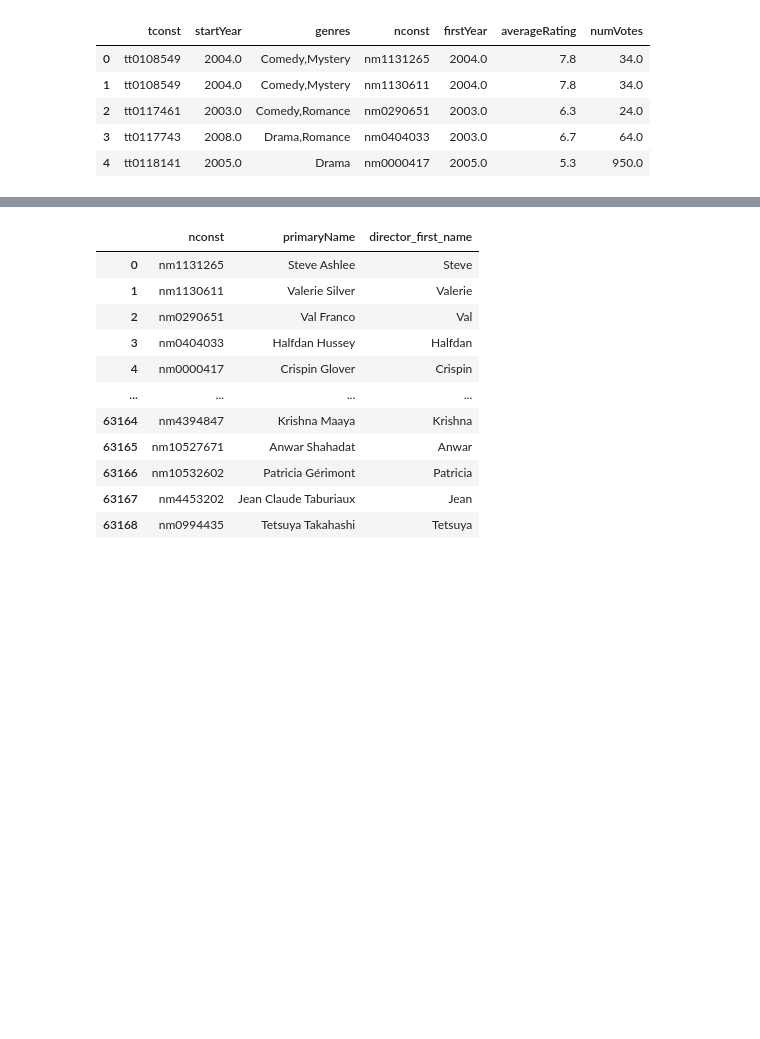
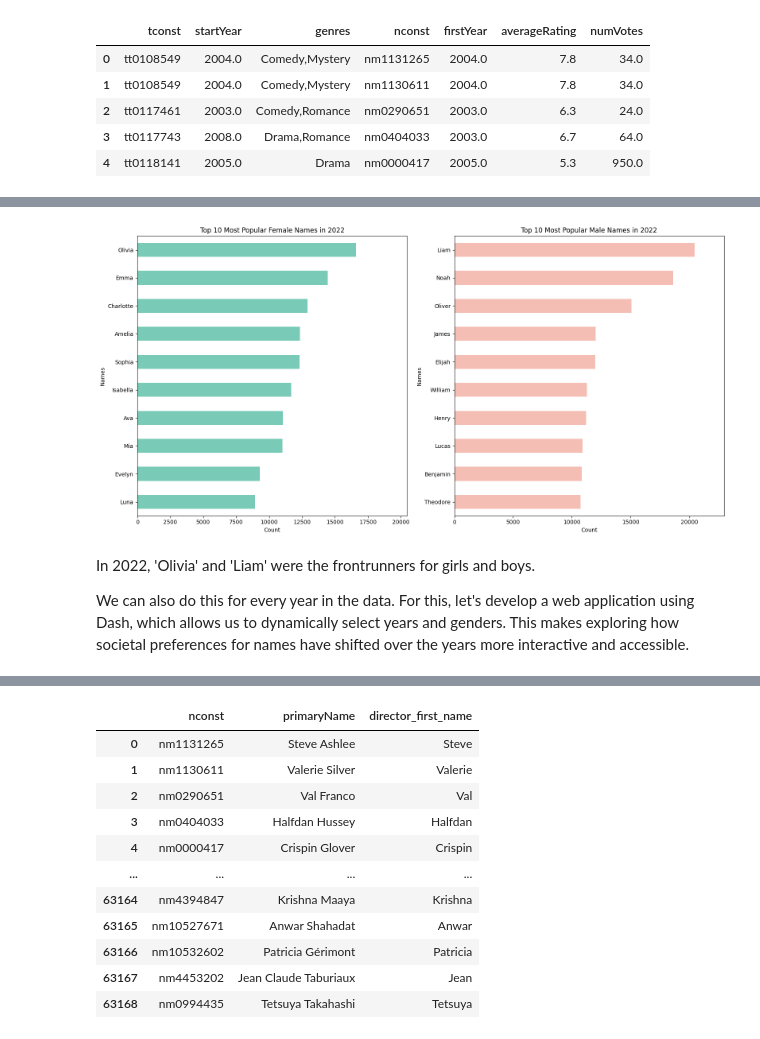
Before and after one commit to nhunguyen0901/SocialNetworks_CareerLongevity, a Jupyter notebook: Phase_3_Predicting_Director_Gender.ipynb, the cells around one changed output, grey strips where cells are left out. Saved outputs shown, nothing was run; the diff lists cells and outputs as text; code cells hidden in the pictures; blank space fills up the shorter version.

```diff
--- a/Phase_3_Predicting_Director_Gender.ipynb
+++ b/Phase_3_Predicting_Director_Gender.ipynb
@@ -82,0 +260,8 @@ We now have the full name of our directors. The next step is to extract and stan
+# %%
+# Select data for a recent year (2022) and compare the top names for each gender
+recent_year_data = all_years_ssa_data[all_years_ssa_data['year'] == 2022]
+top_names_by_gender = recent_year_data.groupby(['name', 'gender'])['count'].sum().unstack().fillna(0).reset_index()
+
+# Identify the top 10 female and male names for the selected year
+top_female_names = top_names_by_gender.sort_values(by='F', ascending=False).head(10)
+top_male_names = top_names_by_gender.sort_values(by='M', ascending=False).head(10)
@@ -82,0 +282,32 @@ We now have the full name of our directors. The next step is to extract and stan
+# %%
+# Determine the maximum count for setting a consistent x-axis range across plots
+max_count = max(top_female_names['F'].max(), top_male_names['M'].max())
+
+# Create side-by-side horizontal bar plots to visually compare the top names
+fig, ax = plt.subplots(1, 2, figsize=(16, 8))
+
+# Plot for top female names - horizontal bar
+top_female_names.plot(kind='barh', x='name', y='F', ax=ax[0], color='#79cbb8', legend=False)
+ax[0].set_title('Top 10 Most Popular Female Names in 2022')
+ax[0].set_xlabel('Count')
+ax[0].set_ylabel('Names')
+ax[0].invert_yaxis()  # Invert y-axis to display the highest values at the top
+ax[0].set_xlim(0, max_count)  # Set consistent x-axis range
+
+# Plot for top male names - horizontal bar
+top_male_names.plot(kind='barh', x='name', y='M', ax=ax[1], color='#f5beb4', legend=False)
+ax[1].set_title('Top 10 Most Popular Male Names in 2022')
+ax[1].set_xlabel('Count')
+ax[1].set_ylabel('Names')
+ax[1].invert_yaxis()  # Invert y-axis to display the highest values at the top
+ax[1].set_xlim(0, max_count + 2500)  # Set consistent x-axis range
+
+# Adjust layout for better fit and consistency
+plt.tight_layout()
+plt.show()
+# %% [output]
+[figure, added]
+# %% [markdown]
+In 2022, 'Olivia' and 'Liam' were the frontrunners for girls and boys.
+
+We can also do this for every year in the data. For this, let's develop a web application using Dash, which allows us to dynamically select years and genders. This makes exploring how societal preferences for names have shifted over the years more interactive and accessible.
```
Also changed, not shown: parts of 49 cells of this notebook, 1 other file.
